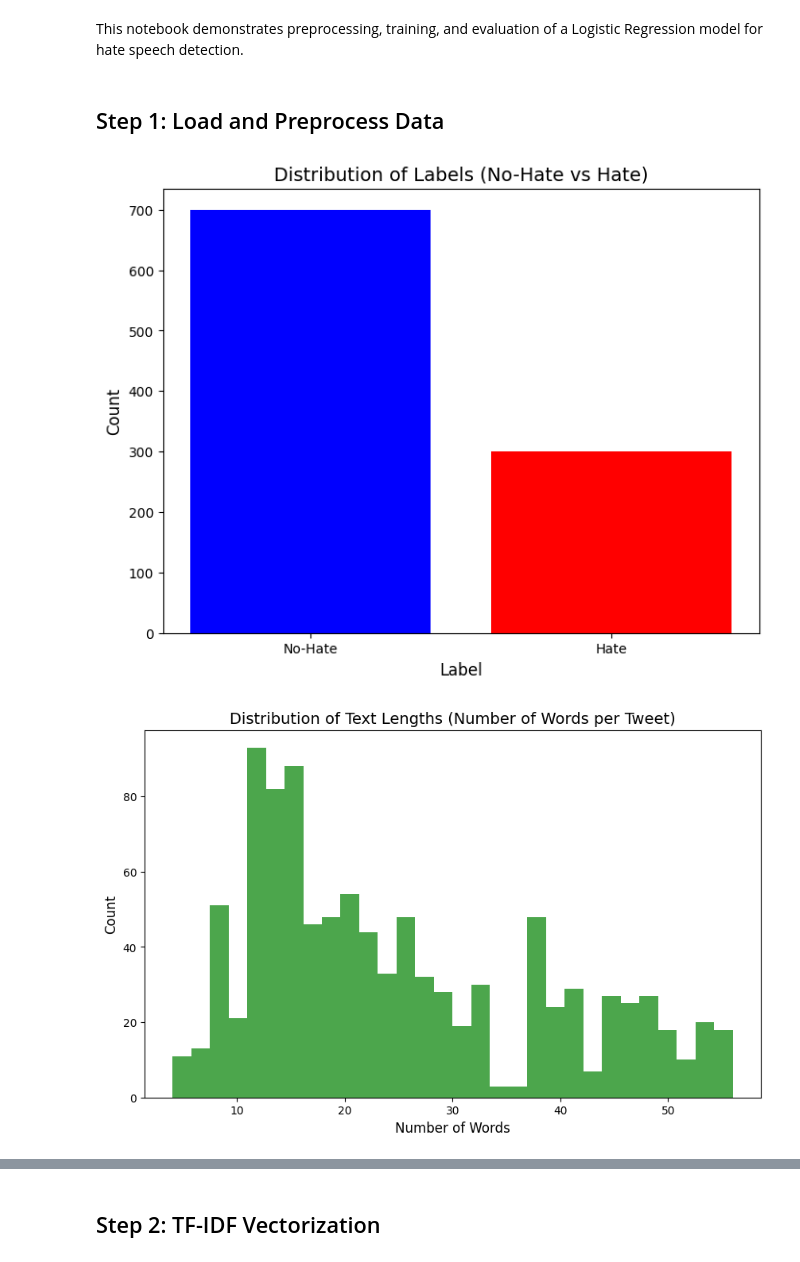
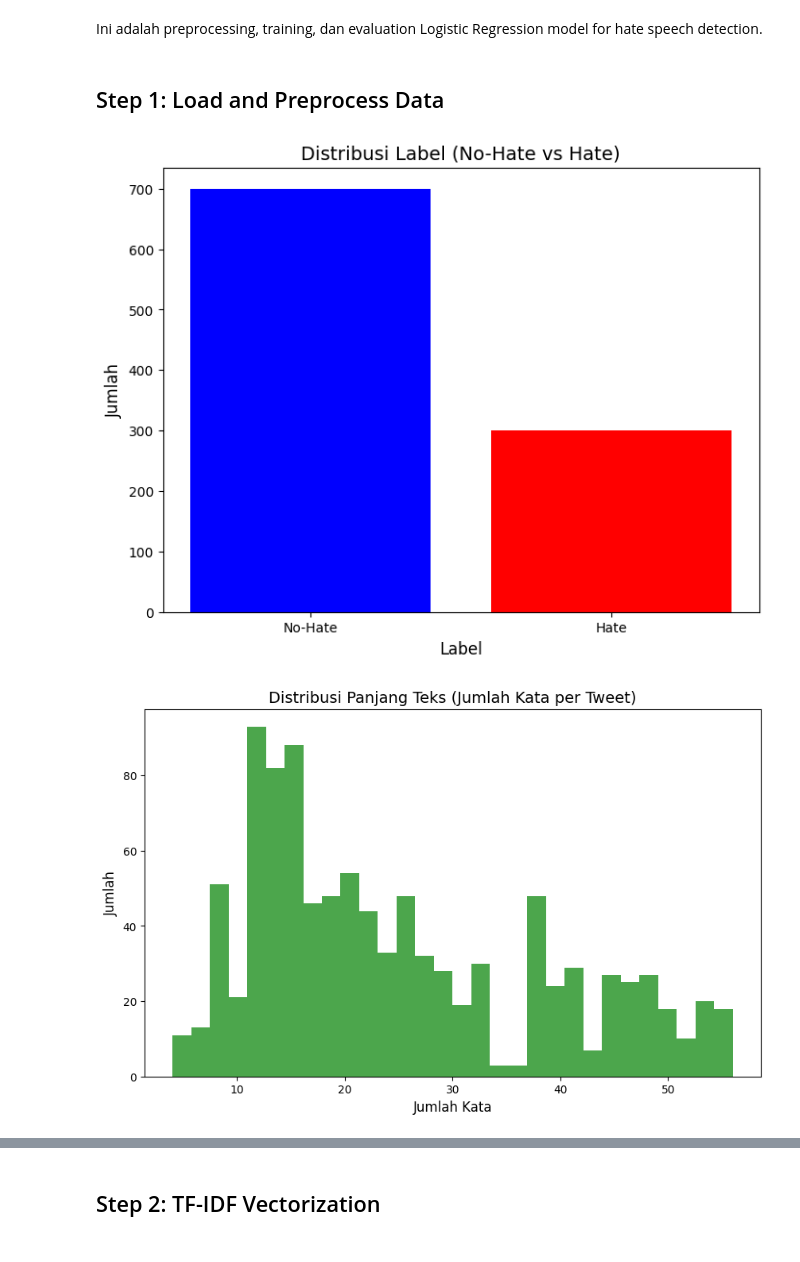
Before and after one commit to dimasdaffa/hateDetection-ETH, a Jupyter notebook: LogisticRegHateDetection.ipynb, the cells around one changed output, grey strips where cells are left out. Saved outputs shown, nothing was run; the diff lists cells and outputs as text; code cells hidden in the pictures.

Commit message:
final model logistic reg

```diff
--- a/LogisticRegHateDetection.ipynb
+++ b/LogisticRegHateDetection.ipynb
@@ -3,5 +3,5 @@
 # %% [markdown]
-This notebook demonstrates preprocessing, training, and evaluation of a Logistic Regression model for hate speech detection.
+Ini adalah preprocessing, training, dan evaluation Logistic Regression model for hate speech detection.
 # %%
 
 # Import libraries
@@ -35,29 +34,29 @@ data['cleaned_text'] = data['text'].apply(preprocess_text)
 data['label'] = data['label'].map({'no-hate': 0, 'hate': 1})
 # %%
-# Visualize the distribution of cleaned text and labels
+# Visualisasi distribusi teks yang telah dibersihkan dan label
 
-# Distribution of labels (no-hate vs hate)
+# Distribusi label (no-hate vs hate)
 label_counts = data['label'].value_counts()
 label_names = ['No-Hate', 'Hate']
 
-# Plotting the label distribution
+# Membuat plot distribusi label
 plt.figure(figsize=(8, 6))
 plt.bar(label_names, label_counts, color=['blue', 'red'])
-plt.title('Distribution of Labels (No-Hate vs Hate)', fontsize=14)
-plt.ylabel('Count', fontsize=12)
+plt.title('Distribusi Label (No-Hate vs Hate)', fontsize=14)
+plt.ylabel('Jumlah', fontsize=12)
 plt.xlabel('Label', fontsize=12)
 plt.show()
 
-# Distribution of text lengths (number of words per tweet)
+# Distribusi panjang teks (jumlah kata per tweet)
 text_lengths = data['cleaned_text'].apply(lambda x: len(x.split()))
 
-# Plotting the text length distribution
+# Membuat plot distribusi panjang teks
 plt.figure(figsize=(10, 6))
 plt.hist(text_lengths, bins=30, color='green', alpha=0.7)
-plt.title('Distribution of Text Lengths (Number of Words per Tweet)', fontsize=14)
-plt.xlabel('Number of Words', fontsize=12)
-plt.ylabel('Count', fontsize=12)
+plt.title('Distribusi Panjang Teks (Jumlah Kata per Tweet)', fontsize=14)
+plt.xlabel('Jumlah Kata', fontsize=12)
+plt.ylabel('Jumlah', fontsize=12)
 plt.show()
 # %% [output]
-[figure, old version]
+[figure, new version]
-[figure, old version]
+[figure, new version]
```
Also changed, not shown: parts of 7 cells of this notebook, 2 other files.
